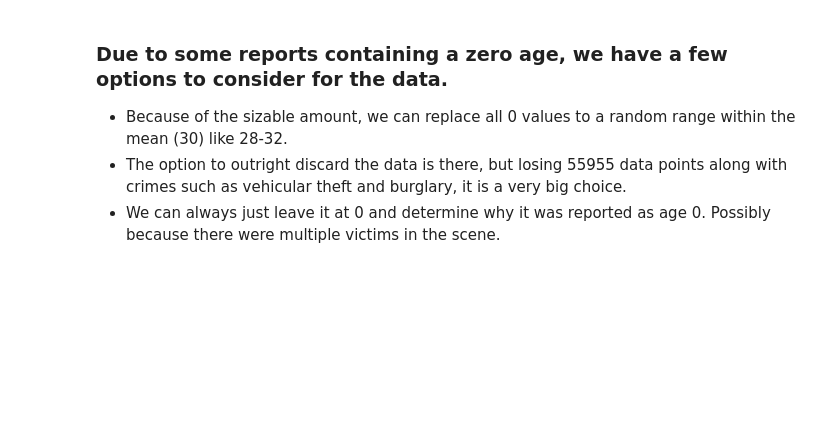
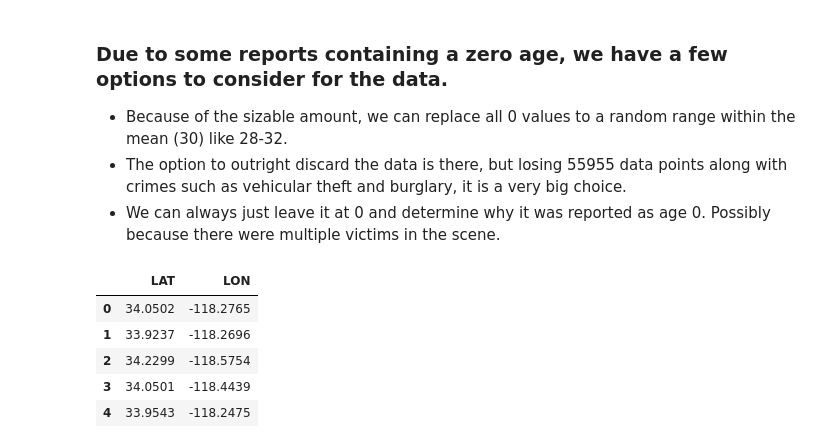
Before and after one commit to AshelynAllred/Data-Analysis-Project-1, a Jupyter notebook: main-Copy-julius.ipynb, the cells around one changed output. Saved outputs shown, nothing was run; the diff lists cells and outputs as text; code cells hidden in the pictures; blank space fills up the shorter version.

```diff
--- a/main-Copy-julius.ipynb
+++ b/main-Copy-julius.ipynb
@@ -67,2 +119,9 @@ locations_df = crime_data.loc[:,["LAT","LON"]]
 # %%
-locations_df
+locations_df.head()
+# %% [output]
+|  | LAT | LON |
+| 0 | 34.0502 | -118.2765 |
+| 1 | 33.9237 | -118.2696 |
+| 2 | 34.2299 | -118.5754 |
+| 3 | 34.0501 | -118.4439 |
+| 4 | 33.9543 | -118.2475 |
```
Also changed, not shown: parts of 15 cells of this notebook, 2 other files.
